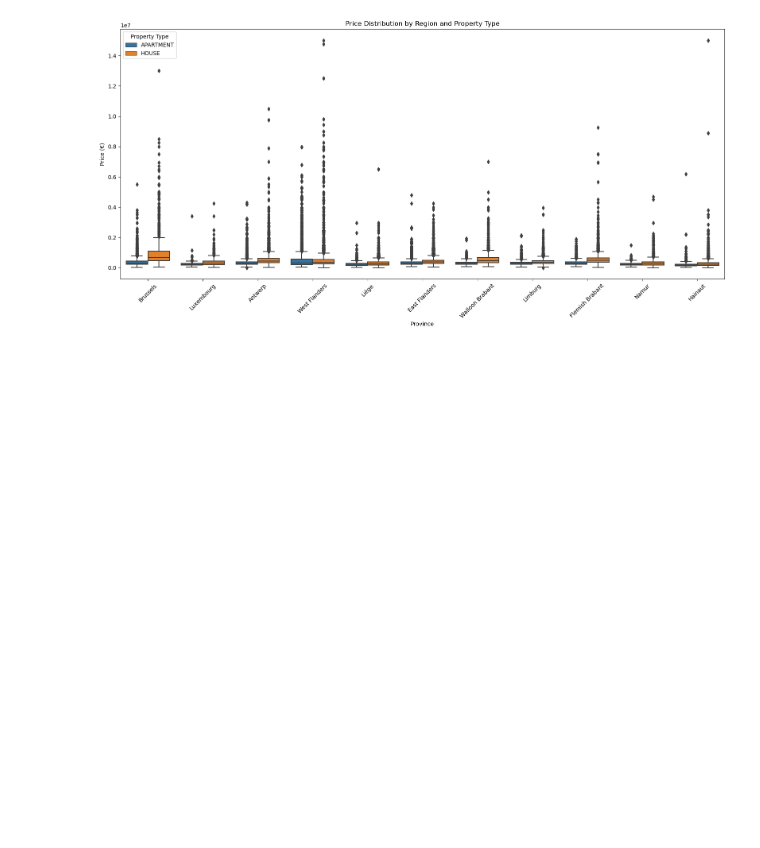
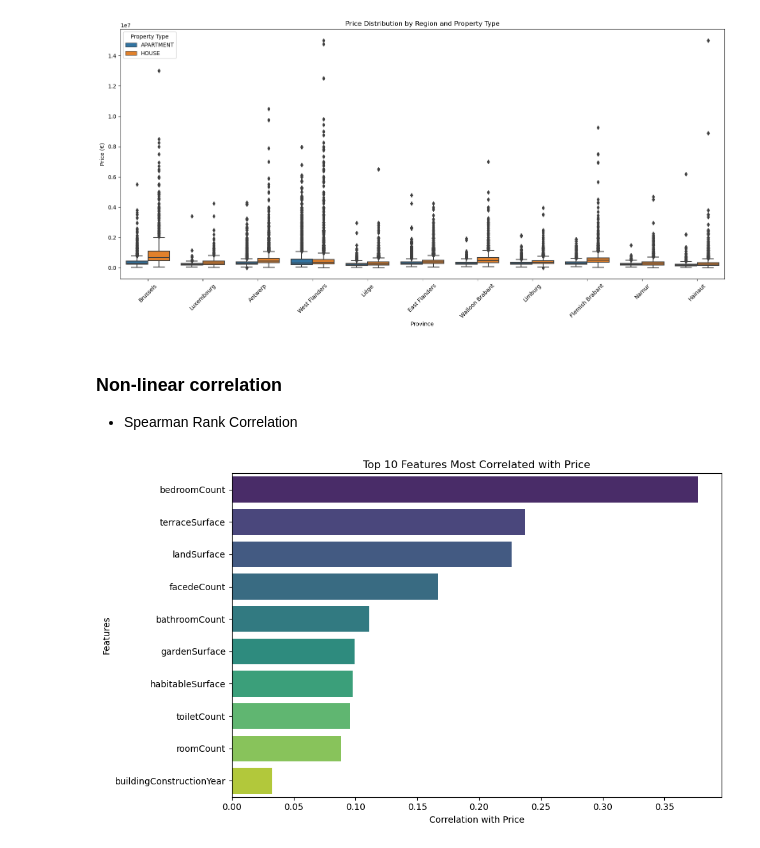
Before and after one commit to becodeorg/immo-eliza-data-exploration-seattle, a Jupyter notebook: Datanalyze/dataanalyse-without-impurity.ipynb, the cells around one changed output. Drawn from its saved outputs; the diff is of its cells as text; code cells hidden in the pictures; blank space fills up the shorter version.

```diff
--- a/Datanalyze/dataanalyse-without-impurity.ipynb
+++ b/Datanalyze/dataanalyse-without-impurity.ipynb
@@ -144,3 +144,19 @@ plt.tight_layout()
 plt.show()
 # %% [output]
 [figure]
+# %% [markdown]
+### Non-linear correlation
+- Spearman Rank Correlation
+# %%
+top_corr = corr_matrix['price'].drop('price').sort_values(ascending=False).head(10)
+
+# Plot
+plt.figure(figsize=(10, 6))
+sns.barplot(x=top_corr.values, y=top_corr.index, palette='viridis')
+plt.title('Top 10 Features Most Correlated with Price')
+plt.xlabel('Correlation with Price')
+plt.ylabel('Features')
+plt.tight_layout()
+plt.show()
+# %% [output]
+[figure, added]
```
Also changed, not shown: parts of 1 cell of this notebook.
